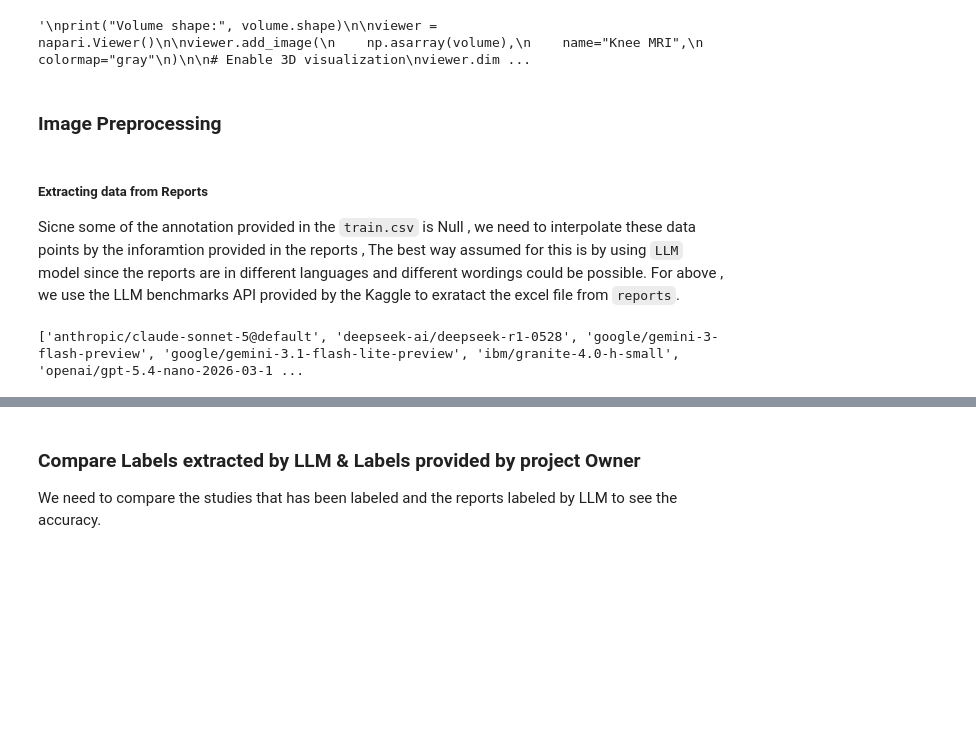
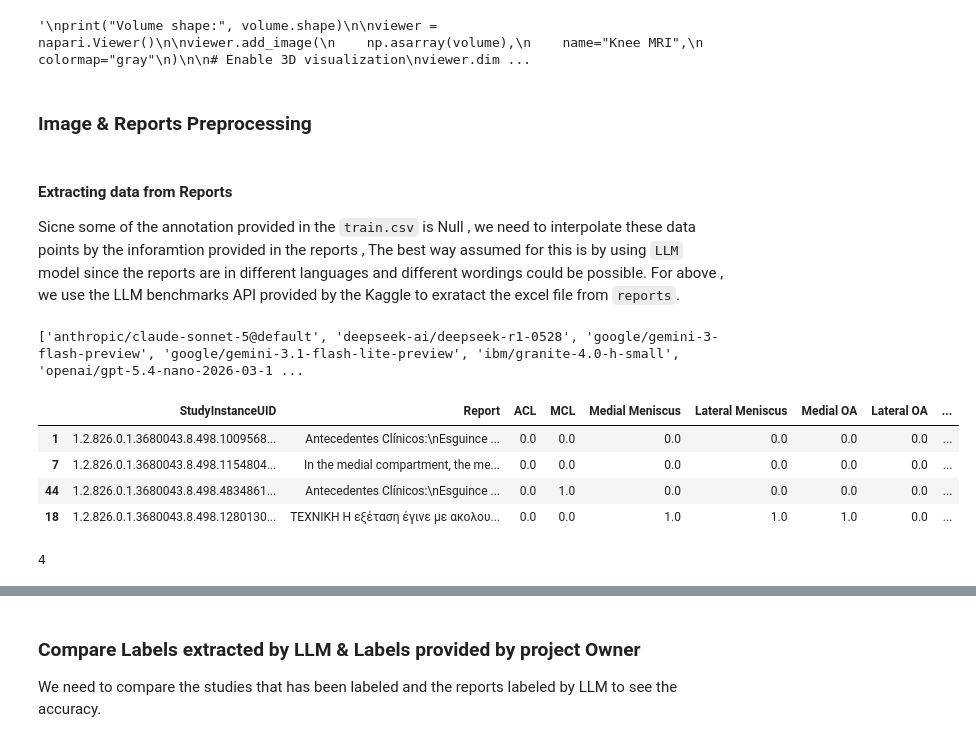
Before and after one commit to NimaNIKOOKAR/RSNA_Knee_Abnormality_Detection, a Jupyter notebook: notebook/rsna_analysis.ipynb, the cells around one changed output, grey strips where cells are left out. Drawn from its saved outputs; the diff is of its cells as text; code cells hidden in the pictures; blank space fills up the shorter version.

```diff
--- a/notebook/rsna_analysis.ipynb
+++ b/notebook/rsna_analysis.ipynb
@@ -251,9 +244,9 @@ napari.run()"""
 # %% [output]
 '\nprint("Volume shape:", volume.shape)\n\nviewer = napari.Viewer()\n\nviewer.add_image(\n    np.asarray(volume),\n    name="Knee MRI",\n    colormap="gray"\n)\n\n# Enable 3D visualization\nviewer.dim ...
 # %% [markdown]
-### Image Preprocessing
+### Image & Reports Preprocessing
 # %% [markdown]
-##### Extracting data from Reports
+#### Extracting data from Reports
 Sicne some of the annotation provided in the `train.csv` is Null , we need to interpolate these data points by the inforamtion provided in the reports , The best way assumed for this is by using `LLM` model since the reports are in different languages and different wordings could be possible.
 For above , we use the LLM benchmarks API provided by the Kaggle to exratact the excel file from `reports`.
 # %%
@@ -395,0 +368,10 @@ EXAMPLES_TEXT = build_examples(example_studies)
+# %%
+display(example_studies.head())
+print(len(example_studies))
+# %% [output]
+|  | StudyInstanceUID | Report | ACL | MCL | Medial Meniscus | Lateral Meniscus | Medial OA | Lateral OA | ... |
+| 1 | 1.2.826.0.1.3680043.8.498.1009568... | Antecedentes Clínicos:\nEsguince ... | 0.0 | 0.0 | 0.0 | 0.0 | 0.0 | 0.0 | ... |
+| 7 | 1.2.826.0.1.3680043.8.498.1154804... | In the medial compartment, the me... | 0.0 | 0.0 | 0.0 | 0.0 | 0.0 | 0.0 | ... |
+| 44 | 1.2.826.0.1.3680043.8.498.4834861... | Antecedentes Clínicos:\nEsguince ... | 0.0 | 1.0 | 0.0 | 0.0 | 0.0 | 0.0 | ... |
+| 18 | 1.2.826.0.1.3680043.8.498.1280130... | ΤΕΧΝΙΚΗ Η εξέταση έγινε µε ακολου... | 0.0 | 0.0 | 1.0 | 1.0 | 1.0 | 0.0 | ... |
+4
```
Also changed, not shown: parts of 19 cells of this notebook, 1 other file.
